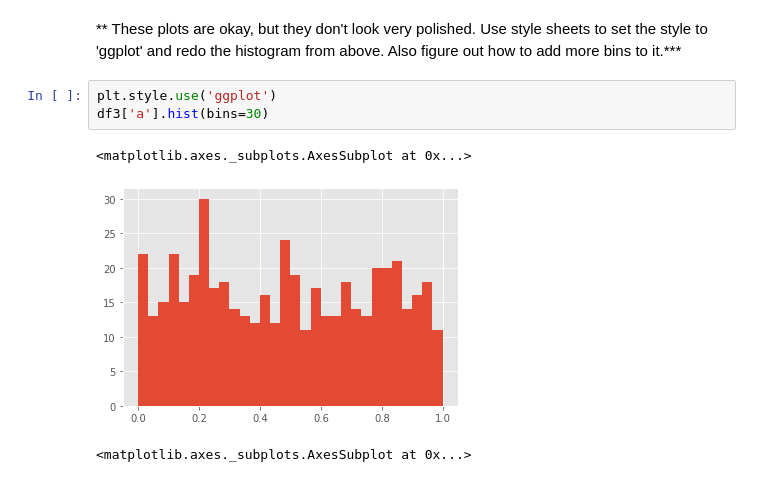
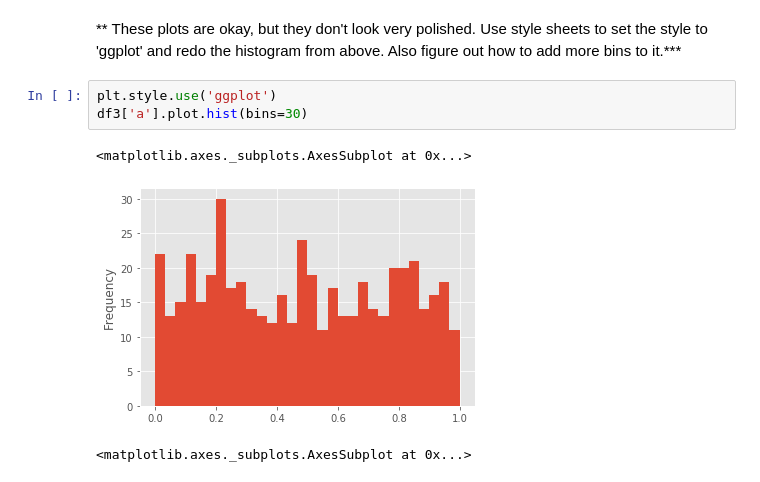
Before and after one commit to harryyifei/Python-Finance, a Jupyter notebook: 04-Visualization-Matplotlib-Pandas/04-02-Pandas Visualization/Pandas Data Visualization Exercise .ipynb, the cells around one changed output. Drawn from its saved outputs; the diff is of its cells as text.

```diff
--- a/04-Visualization-Matplotlib-Pandas/04-02-Pandas Visualization/Pandas Data Visualization Exercise .ipynb
+++ b/04-Visualization-Matplotlib-Pandas/04-02-Pandas Visualization/Pandas Data Visualization Exercise .ipynb
@@ -59,10 +59,10 @@ df3['a'].hist()
 ** These plots are okay, but they don't look very polished. Use style sheets to set the style to 'ggplot' and redo the histogram from above. Also figure out how to add more bins to it.***
 # %%
 plt.style.use('ggplot')
-df3['a'].hist(bins=30)
+df3['a'].plot.hist(bins=30)
 # %% [output]
 <matplotlib.axes._subplots.AxesSubplot at 0x...>
-[figure, old version]
+[figure, new version]
 # %%
 # %% [output]
 <matplotlib.axes._subplots.AxesSubplot at 0x...>
```
Also changed, not shown: parts of 8 cells of this notebook, 1 other file.
